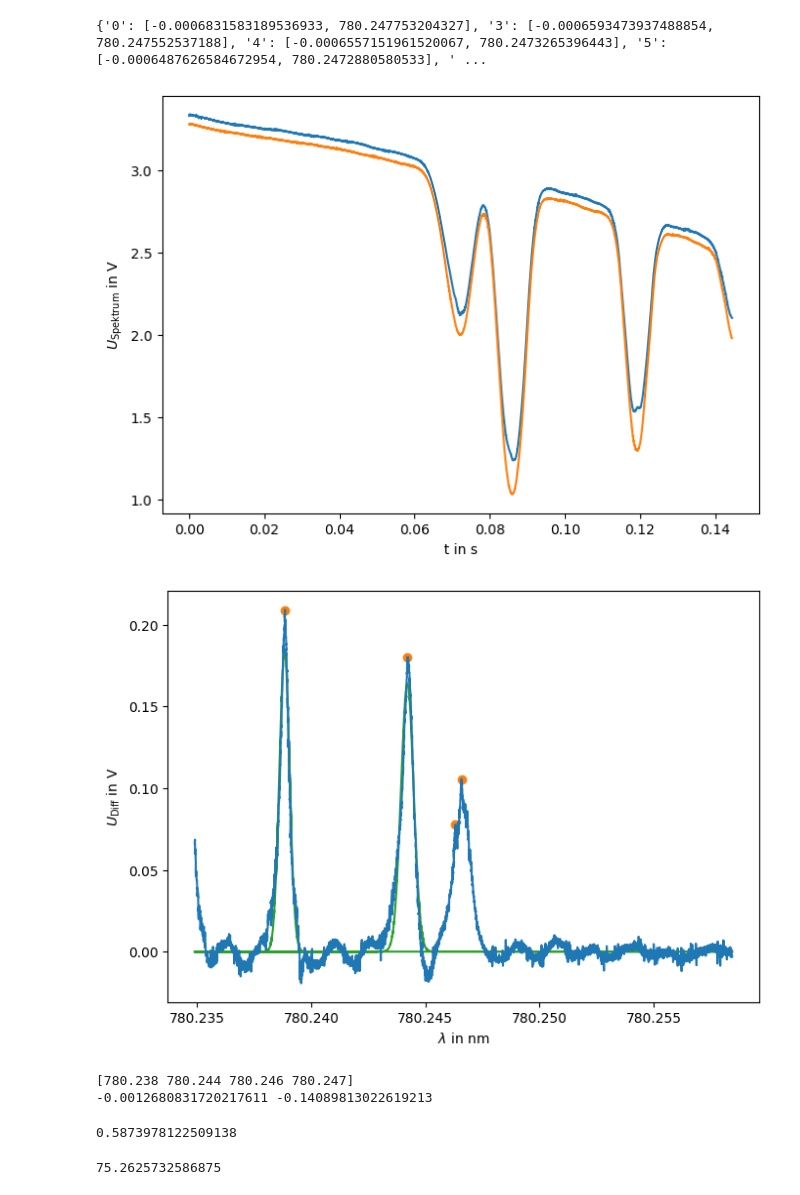
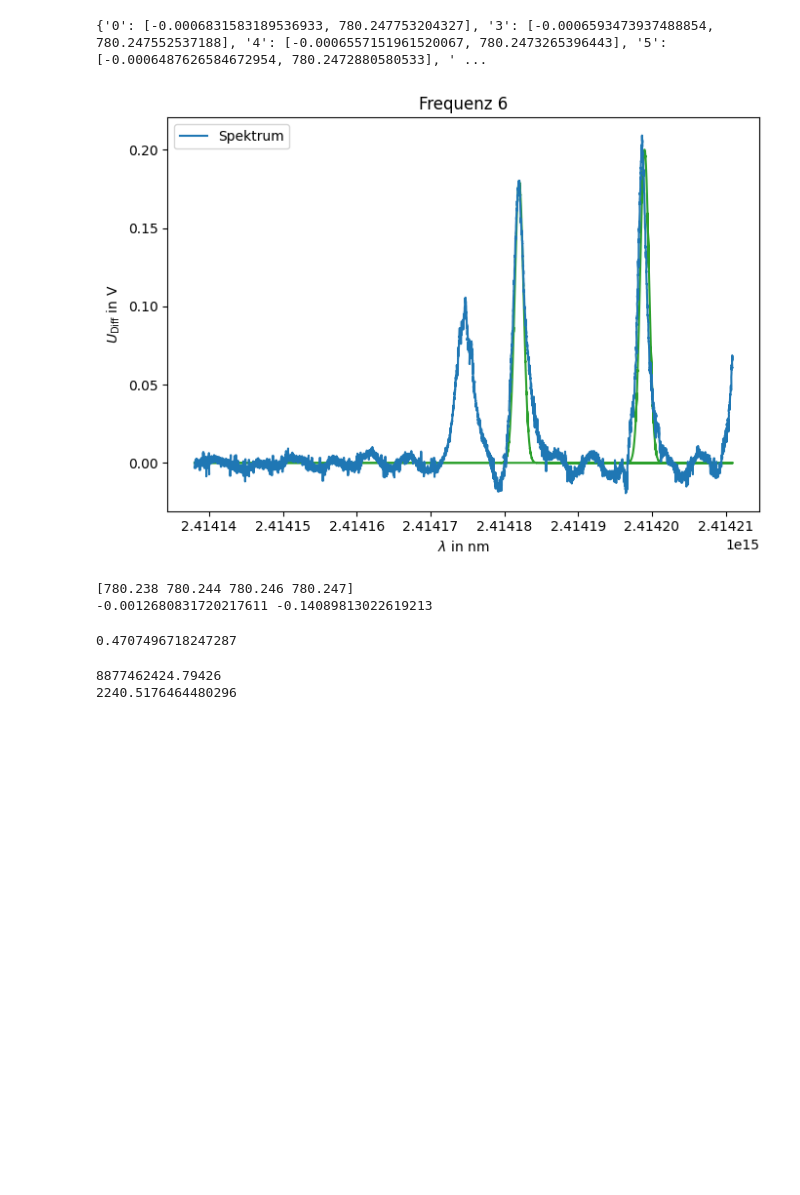
Before and after one commit to hannes-ebe/F-Prak-B, a Jupyter notebook: Laserspektroskopie/dopplerfrei.ipynb, the cells around one changed output. Cells and saved outputs as stored; diff of their text form; code cells hidden in the pictures; blank space fills up the shorter version.

```diff
--- a/Laserspektroskopie/dopplerfrei.ipynb
+++ b/Laserspektroskopie/dopplerfrei.ipynb
@@ -11,6 +11,7 @@ import json
 matplotlib.rc('axes.formatter', useoffset=False)
 # %matplotlib atagg
 # matplotlib.use('Qt5Agg')
+plt.rcParams.update({'font.size': 10})
 # %%
 with open('kali.txt') as json_file:
     kali = json.load(json_file)
@@ -56,12 +57,15 @@ class Spek():
         self.time2=self.time2-self.time2[0]
         self.lamb=lin_func(self.U_piezo,kali[str(freq)][0],kali[str(freq)][1])
         self.lamb2=lin_func(self.U_piezo2,kali[str(freq)][0],kali[str(freq)][1])
+        self.omega=2*np.pi*light/(self.lamb*1e-9)
+        self.omega2=2*np.pi*light/(self.lamb2*1e-9)
 
     def func_gauss(self,nu,A,nu0,sigma):
         return A*np.exp(-(nu-nu0)**2/(2*sigma**2))
     def peaks(self):
         short=min([len(self.U_spek),len(self.U_spek2),len(self.time)])
         self.lamb=self.lamb[:short]
+        self.omega=self.omega[:short]
         self.diff=self.U_spek[:short]-self.U_spek2[:short]
         self.peaks_i=find_peaks(self.diff,prominence=0.1)[0]
         if self.freq==6:
@@ -70,9 +74,12 @@ class Spek():
         self.peaks_i=np.sort(self.peaks_i)[::-1]
         self.peaks=self.lamb[self.peaks_i]
         self.diff=self.diff-np.mean(self.diff[:3500])
-        self.popt1,self.pcov1=curve_fit(self.func_gauss,self.lamb[6800:7700],self.diff[6800:7700],p0=[0.3,780.238,0.0001])
-        self.popt2,self.pcov2=curve_fit(self.func_gauss,self.lamb[4700:5600],self.diff[4700:5600],p0=[0.3,780.244,0.0001])
-        self.popt3,self.pcov3=curve_fit(self.func_gauss,self.lamb[3600:4700],self.diff[3600:4700],p0=[0.3,780.24,0.0001])
+        # self.popt1,self.pcov1=curve_fit(self.func_gauss,self.omega[6800:7700],self.diff[6800:7700],p0=[0.3,780.238,0.0001])
+        # self.popt2,self.pcov2=curve_fit(self.func_gauss,self.omega[4700:5600],self.diff[4700:5600],p0=[0.3,780.244,0.0001])
+        # self.popt3,self.pcov3=curve_fit(self.func_gauss,self.omega[3600:4700],self.diff[3600:4700],p0=[0.3,780.24,0.0001])
+        self.popt1,self.pcov1=curve_fit(self.func_gauss,self.omega[6800:7700],self.diff[6800:7700],p0=[0.18,2.414182e15,6e8],maxfev=10000)
+        self.popt2,self.pcov2=curve_fit(self.func_gauss,self.omega[4700:5600],self.diff[4700:5600],p0=[0.2,2.414199e15,6e8],maxfev=10000)
+        self.popt3,self.pcov3=curve_fit(self.func_gauss,self.omega[3600:4700],self.diff[3600:4700],p0=[0.2,780.24,10])
     def plot(self,title=None):
         fig = plt.figure(figsize=(7, 5))
         gs = GridSpec(8, 5)
@@ -83,8 +90,10 @@ class Spek():
         # fig1.set_xlim(-5,185)
         # fig1.set_ylim(0,9.5)
         plt.tight_layout()
-        plt.plot(self.time,self.U_spek,c="C0")
-        plt.plot(self.time2,self.U_spek2,c="C1")
+        plt.plot(self.time,self.U_spek,c="C0",label="ohne Blende")
+        plt.plot(self.time2,self.U_spek2,c="C1",label="mit Blende")
+        plt.legend()
+        # plt.savefig("figures/dopplerfrei_both.pdf")
         plt.show()
     def plot_diff(self,title=None):
         fig = plt.figure(figsize=(7, 5))
@@ -96,26 +105,34 @@ class Spek():
         lim=0
         if lim==1:
             fig1.set_xlim(780.238,780.2395)
+            fig1.set_xticks([780.238,780.2385,780.239,780.2395])
         if lim==2:
             fig1.set_xlim(780.243,780.245)
+            fig1.set_xticks(np.arange(780.243,780.24501,0.0005))
         if lim==3:
             fig1.set_xlim(780.245,780.248)
+            fig1.set_xticks(np.arange(780.245,780.24801,0.0005))
         # fig1.set_ylim(0,9.5)
         plt.tight_layout()
-        plt.plot(self.lamb,self.func_gauss(self.lamb,self.popt2[0],self.popt2[1],self.popt2[2]),c="C2")
-        plt.plot(self.lamb,self.func_gauss(self.lamb,self.popt1[0],self.popt1[1],self.popt1[2]),c="C2")
-        plt.scatter(self.lamb[self.peaks_i],self.diff[self.peaks_i],c="C1")
-        plt.plot(self.lamb,self.diff,c="C0")
+        # plt.plot(self.lamb,self.func_gauss(self.lamb,self.popt2[0],self.popt2[1],self.popt2[2]),c="C2")
+        # plt.plot(self.lamb,self.func_gauss(self.lamb,self.popt1[0],self.popt1[1],self.popt1[2]),c="C2")
+        plt.plot(self.omega,self.func_gauss(self.omega,self.popt2[0],self.popt2[1],self.popt2[2]),c="C2")
+        plt.plot(self.omega,self.func_gauss(self.omega,self.popt1[0],self.popt1[1],self.popt1[2]),c="C2")
+        # fig1.scatter(self.lamb[self.peaks_i],self.diff[self.peaks_i],c="C1",label="Peaks")
+        fig1.plot(self.omega,self.diff,c="C0",label="Spektrum")
+        fig1.set_title(f"Frequenz {self.freq}")
+        plt.legend()
+        plt.tight_layout()
+        # plt.savefig(f"figures/diff_freq{self.freq}.png")
         plt.show()
 # %%
 spek3=Spek(6,cut=True)
 spek3.a,spek3.b=6800,7700
-spek3.plot()
+# spek3.plot()
 spek3.peaks()
 spek3.plot_diff()
 # %% [output]
-[figure, old version]
+[figure, new version]
-[figure, removed]
 # %%
 peak_lit=780+np.array([.238,.244,.246,.247])
 print(peak_lit)
@@ -133,10 +150,13 @@ peak_heigths_87=spek3.diff[spek3.peaks_i][3]+spek3.diff[spek3.peaks_i][2]
 quot=peak_heigths_87/peak_heigths_85
 print(quot)
 # %% [output]
-0.5873978122509138
+0.4707496718247287
 # %%
-fwhm1=2*np.sqrt(2*np.log(2))*spek3.popt1[2]*1e-9
-T1=np.square(fwhm1*light/(spek3.popt1[1]*1e-9))*85*u/(8*Boltzmann*np.log(2))
+fwhm1=2*np.sqrt(2*np.log(2))*spek3.popt1[2]*2*np.pi
+print(fwhm1)
+T1=np.square(fwhm1*light/(spek3.popt1[1]))*85*u/(8*Boltzmann*np.log(2))
+T2=spek3.popt1[2]*1e-9
 print(T1)
 # %% [output]
-75.2625732586875
+8877462424.79426
+2240.5176464480296
```
Also changed, not shown: 3 other files.
